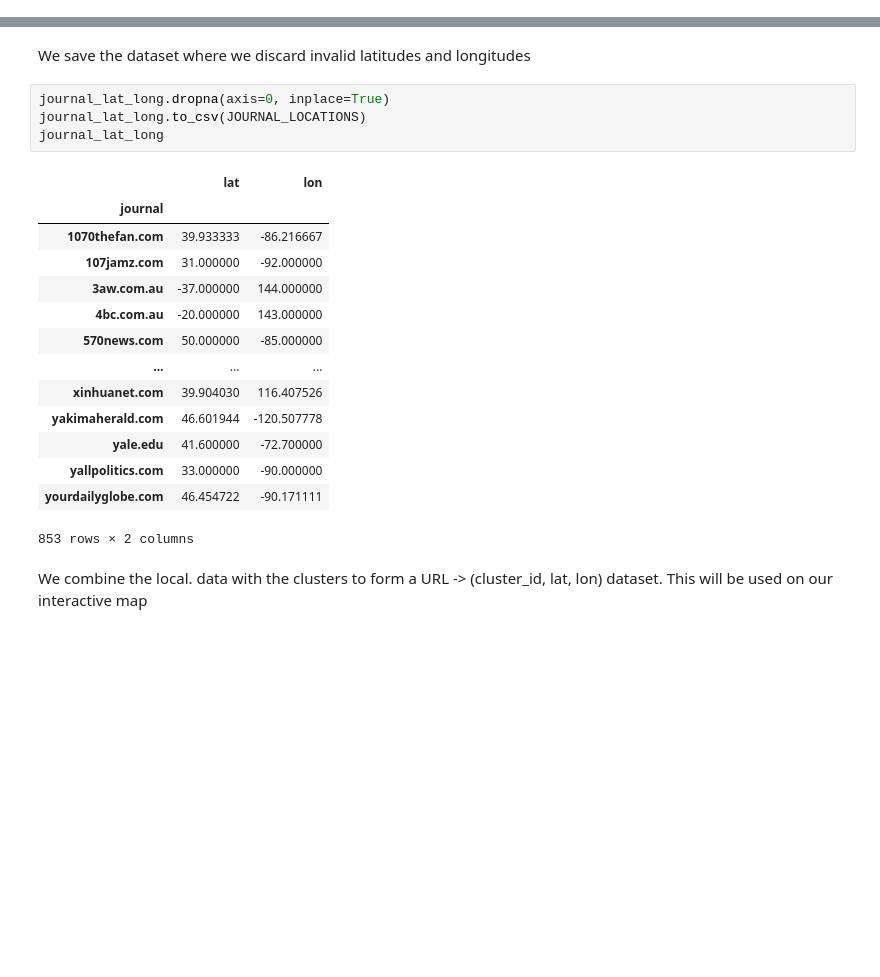
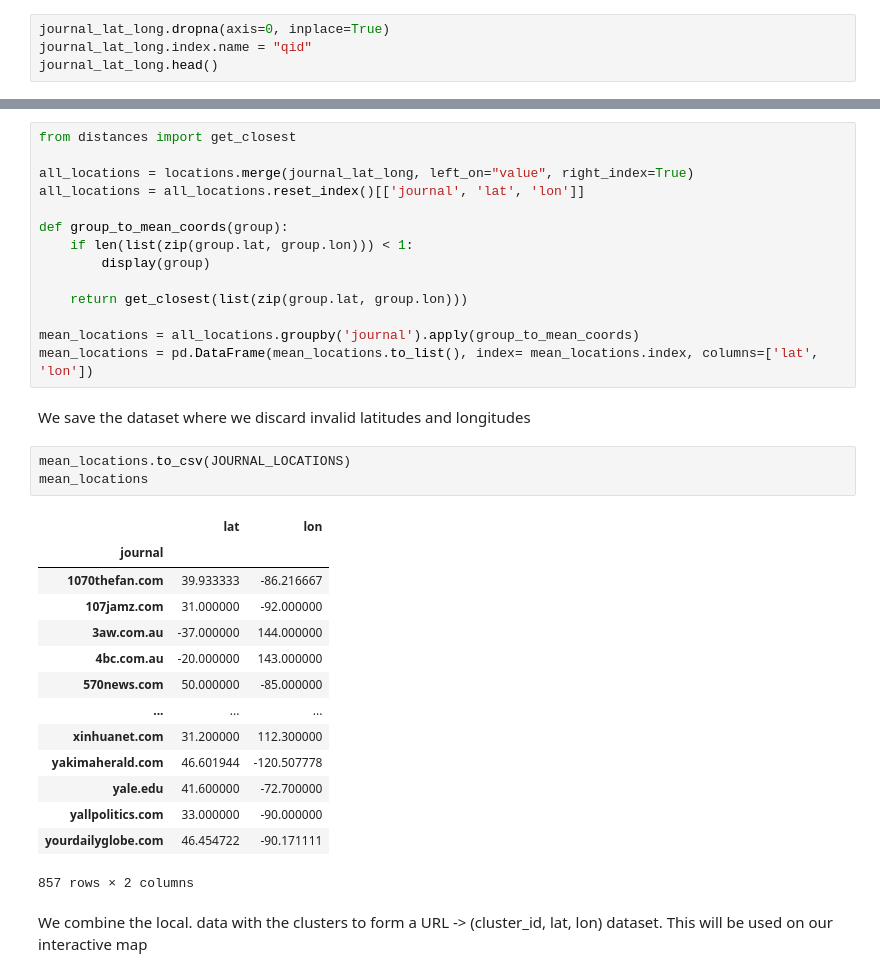
Before and after one commit to epfl-ada/ada-2021-project-improvise-adapt-overcome, a Jupyter notebook: src/utilities/cluster_location.ipynb, the cells around one changed output, grey strips where cells are left out. Saved outputs shown, nothing was run; the diff lists cells and outputs as text; blank space fills up the shorter version.

```diff
--- a/src/utilities/cluster_location.ipynb
+++ b/src/utilities/cluster_location.ipynb
@@ -86,0 +112,4 @@ journal_lat_long.head()
+# %%
+journal_lat_long.dropna(axis=0, inplace=True)
+journal_lat_long.index.name = "qid"
+journal_lat_long.head()
@@ -87,24 +126,37 @@ journal_lat_long.head()
+# %%
+from distances import get_closest
+
+all_locations = locations.merge(journal_lat_long, left_on="value", right_index=True)
+all_locations = all_locations.reset_index()[['journal', 'lat', 'lon']]
+
+def group_to_mean_coords(group):
+    if len(list(zip(group.lat, group.lon))) < 1:
+        display(group)
+
+    return get_closest(list(zip(group.lat, group.lon)))
+
+mean_locations = all_locations.groupby('journal').apply(group_to_mean_coords)
+mean_locations = pd.DataFrame(mean_locations.to_list(), index= mean_locations.index, columns=['lat', 'lon'])
 # %% [markdown]
 We save the dataset where we discard invalid latitudes and longitudes
-# %%
-journal_lat_long.dropna(axis=0, inplace=True)
-journal_lat_long.to_csv(JOURNAL_LOCATIONS)
-journal_lat_long
-# %% [output]
-|  | lat | lon |
-| journal |  |  |
-| 1070thefan.com | 39.933333 | -86.216667 |
-| 107jamz.com | 31.000000 | -92.000000 |
-| 3aw.com.au | -37.000000 | 144.000000 |
-| 4bc.com.au | -20.000000 | 143.000000 |
-| 570news.com | 50.000000 | -85.000000 |
-| ... | ... | ... |
-| xinhuanet.com | 39.904030 | 116.407526 |
-| yakimaherald.com | 46.601944 | -120.507778 |
-| yale.edu | 41.600000 | -72.700000 |
-| yallpolitics.com | 33.000000 | -90.000000 |
-| yourdailyglobe.com | 46.454722 | -90.171111 |
-853 rows × 2 columns
+# %%
+mean_locations.to_csv(JOURNAL_LOCATIONS)
+mean_locations
+# %% [output]
+|  | lat | lon |
+| journal |  |  |
+| 1070thefan.com | 39.933333 | -86.216667 |
+| 107jamz.com | 31.000000 | -92.000000 |
+| 3aw.com.au | -37.000000 | 144.000000 |
+| 4bc.com.au | -20.000000 | 143.000000 |
+| 570news.com | 50.000000 | -85.000000 |
+| ... | ... | ... |
+| xinhuanet.com | 31.200000 | 112.300000 |
+| yakimaherald.com | 46.601944 | -120.507778 |
+| yale.edu | 41.600000 | -72.700000 |
+| yallpolitics.com | 33.000000 | -90.000000 |
+| yourdailyglobe.com | 46.454722 | -90.171111 |
+857 rows × 2 columns
 # %% [markdown]
 We combine the local. data with the clusters to form a URL -> (cluster_id, lat, lon) dataset. This will be used on our interactive map
 # %%
```
Also changed, not shown: parts of 20 cells of this notebook, 1 other file.
